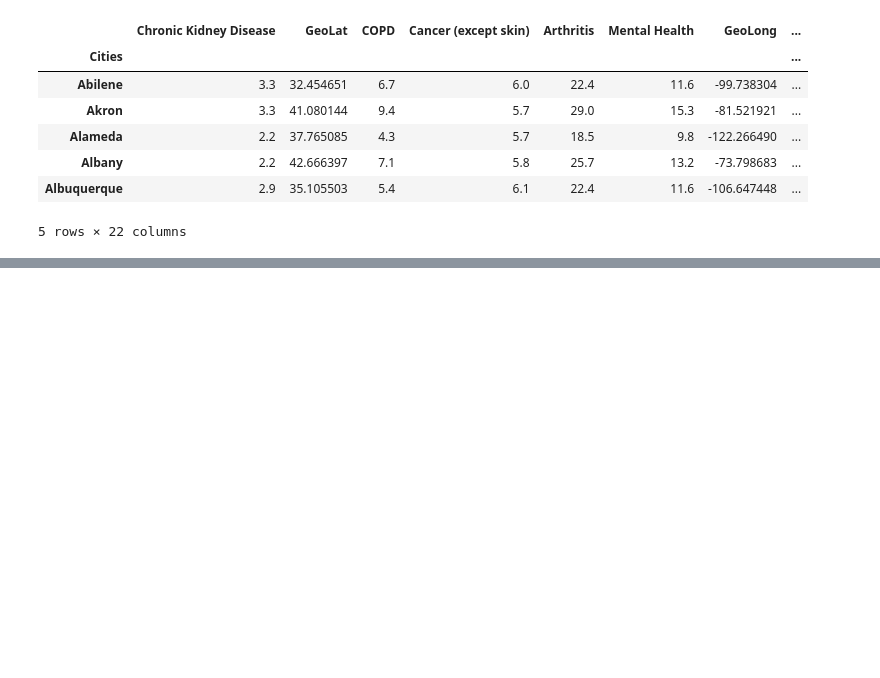
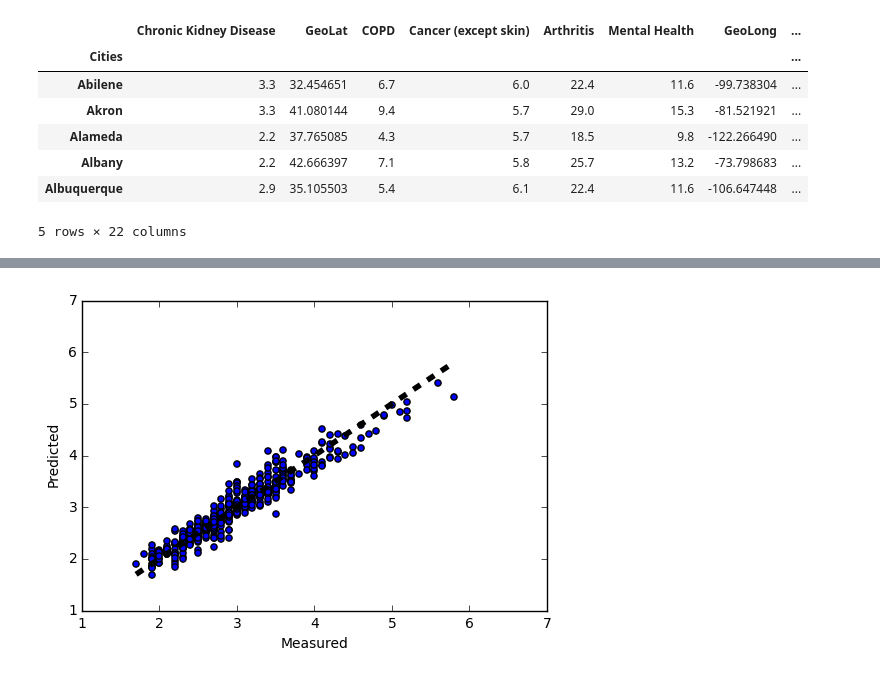
Before and after one commit to RJBeetel3/500_Cities_Project, a Jupyter notebook: 500_Cities_Linear_Regression.ipynb, the cells around one changed output, grey strips where cells are left out. Saved outputs shown, nothing was run; the diff lists cells and outputs as text; code cells hidden in the pictures; blank space fills up the shorter version.

```diff
--- a/500_Cities_Linear_Regression.ipynb
+++ b/500_Cities_Linear_Regression.ipynb
@@ -307,10 +365,13 @@ plt.show()
 # %%
+predicted = cross_val_predict(lr, stroke_X, stroke_y, cv = 10)
 predicted = cross_val_predict(lr, stroke_X, stroke_y, cv = 10)
 fig, ax = plt.subplots()
 ax.scatter(stroke_y, predicted)
 ax.plot([stroke_y.min(), stroke_y.max()], [stroke_y.min(), stroke_y.max()], 'k--', lw=4)
 ax.set_xlabel('Measured')
 ax.set_ylabel('Predicted')
 plt.show()
+# %% [output]
+[figure, added]
 # %%
 print np.mean((predicted - stroke_y)**2)
```
Also changed, not shown: parts of 24 cells of this notebook.
